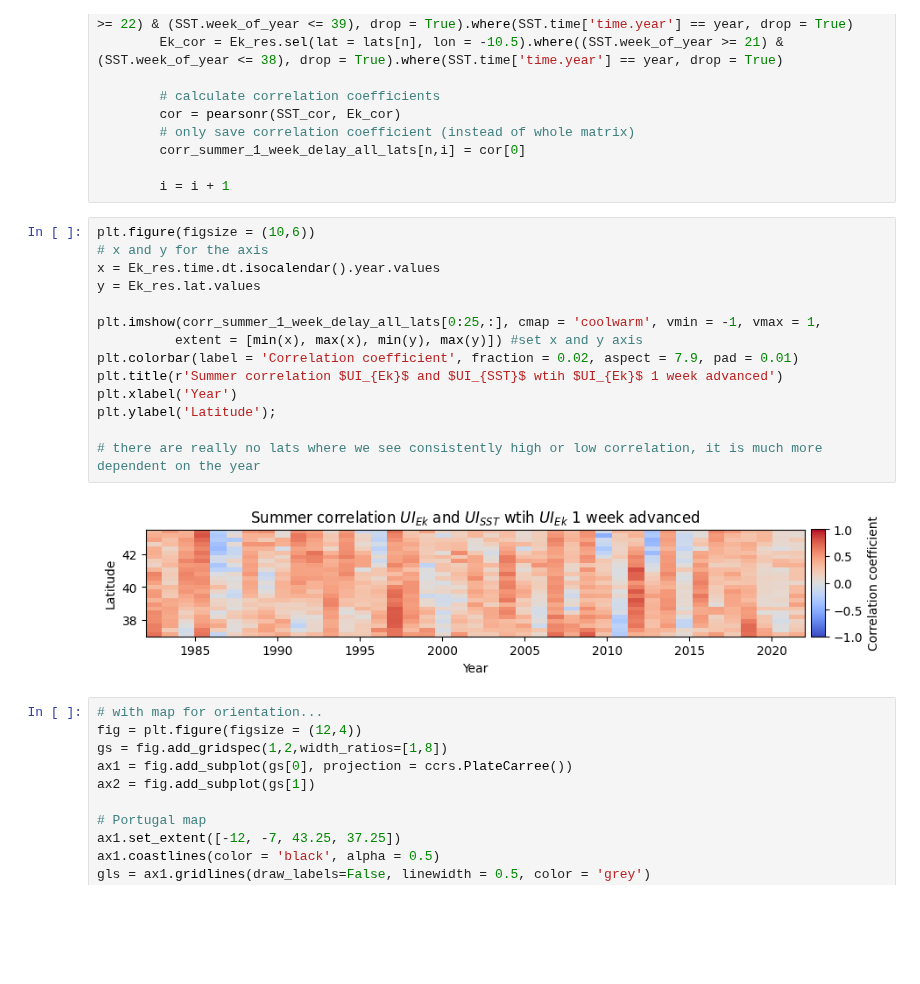
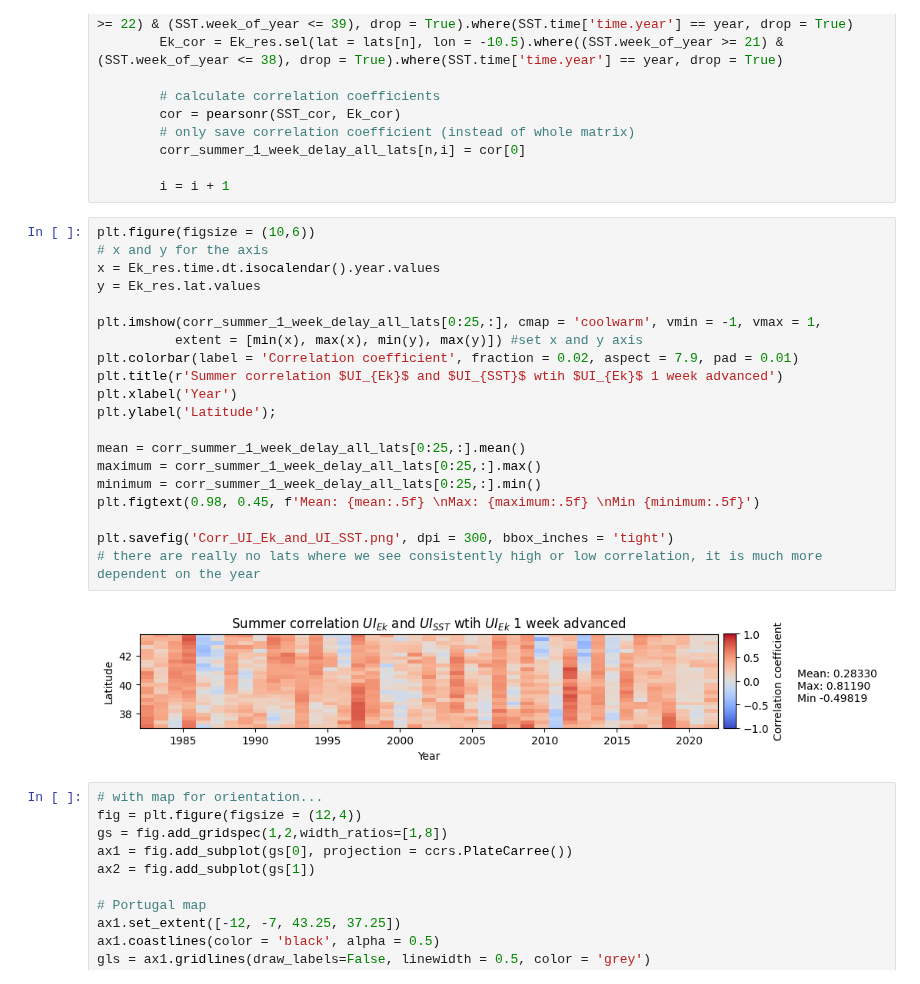
Before and after one commit to Marie-Louise-Korte/Iberian_Coast_Upwelling, a Jupyter notebook: Analyse_UIs_correlation.ipynb, the cells around one changed output. Saved outputs shown, nothing was run; the diff lists cells and outputs as text; blank space fills up the shorter version.

```diff
--- a/Analyse_UIs_correlation.ipynb
+++ b/Analyse_UIs_correlation.ipynb
@@ -294,19 +304,25 @@ for n in np.arange(len(SST_res.lat.values)):
 # %%
 plt.figure(figsize = (10,6))
 # x and y for the axis
 x = Ek_res.time.dt.isocalendar().year.values
 y = Ek_res.lat.values
 
 plt.imshow(corr_summer_1_week_delay_all_lats[0:25,:], cmap = 'coolwarm', vmin = -1, vmax = 1,
           extent = [min(x), max(x), min(y), max(y)]) #set x and y axis
 plt.colorbar(label = 'Correlation coefficient', fraction = 0.02, aspect = 7.9, pad = 0.01)
 plt.title(r'Summer correlation $UI_{Ek}$ and $UI_{SST}$ wtih $UI_{Ek}$ 1 week advanced')
 plt.xlabel('Year')
 plt.ylabel('Latitude');
 
+mean = corr_summer_1_week_delay_all_lats[0:25,:].mean()
+maximum = corr_summer_1_week_delay_all_lats[0:25,:].max()
+minimum = corr_summer_1_week_delay_all_lats[0:25,:].min()
+plt.figtext(0.98, 0.45, f'Mean: {mean:.5f} \nMax: {maximum:.5f} \nMin {minimum:.5f}')
+
+plt.savefig('Corr_UI_Ek_and_UI_SST.png', dpi = 300, bbox_inches = 'tight')
 # there are really no lats where we see consistently high or low correlation, it is much more dependent on the year
 # %% [output]
-[figure, old version]
+[figure, new version]
 # %%
 # with map for orientation...
 fig = plt.figure(figsize = (12,4))
```
Also changed, not shown: parts of 14 cells of this notebook, 2 other files.
